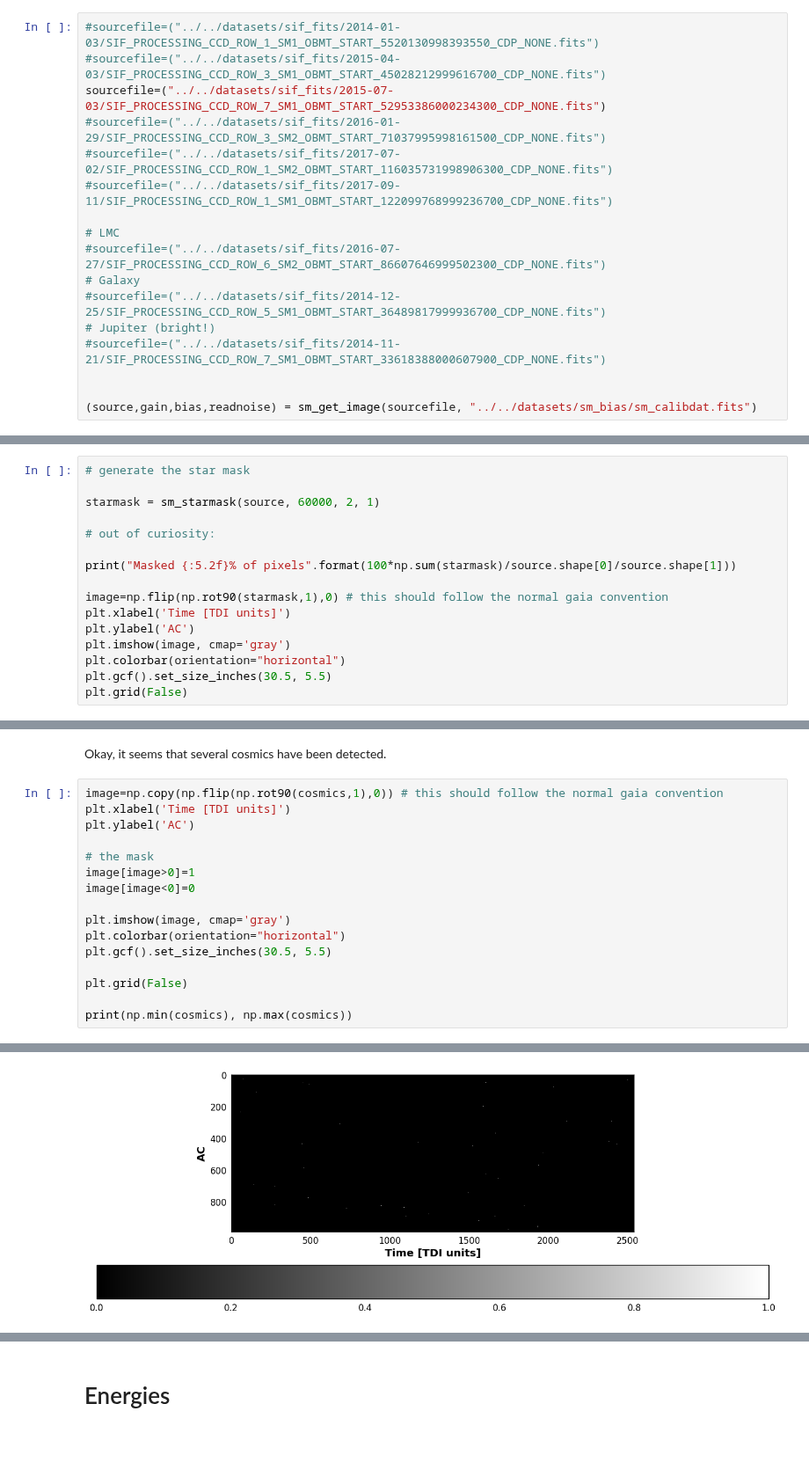
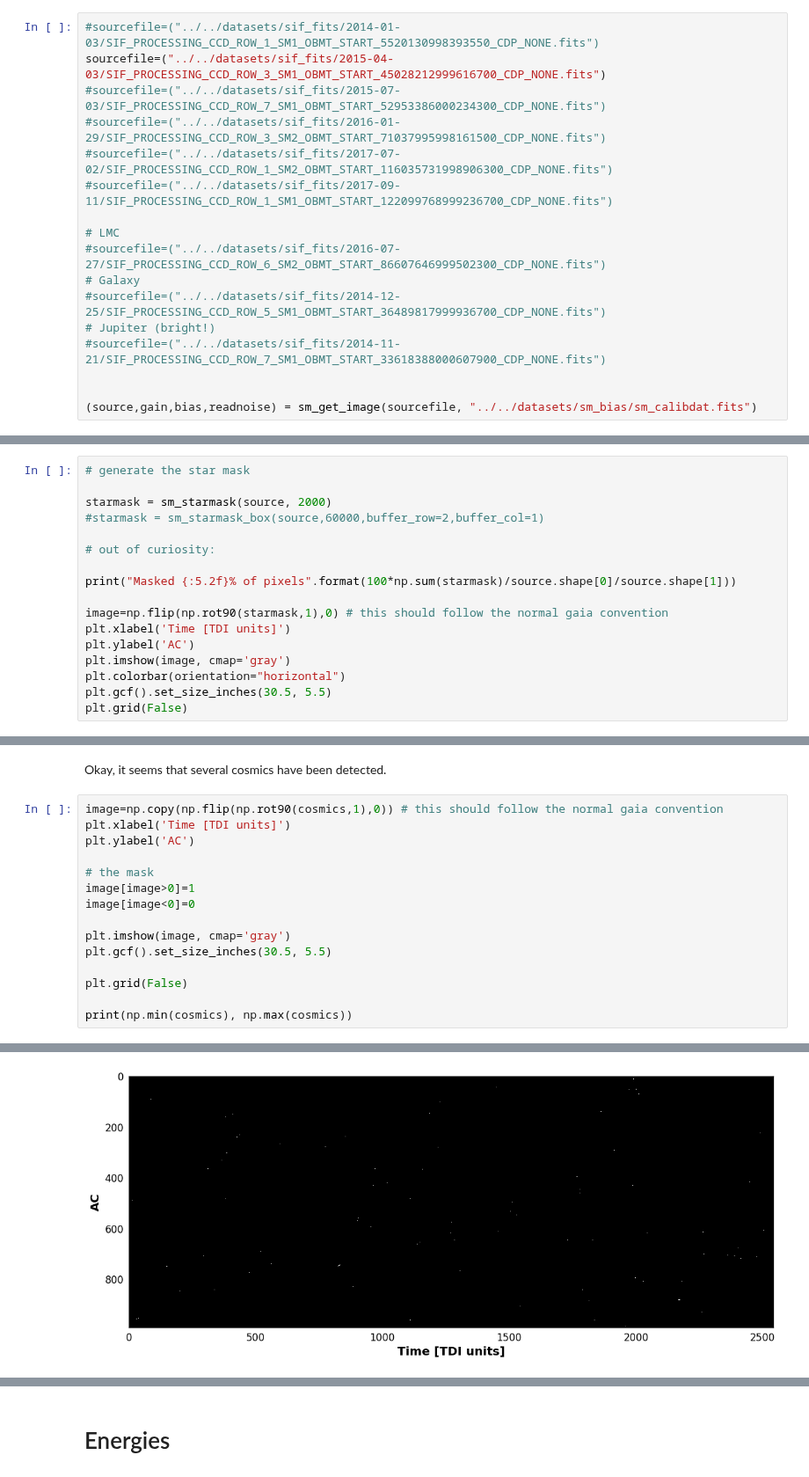
Before and after one commit to asierabreu/cosmics, a Jupyter notebook: analysis/sm_sif/sm_chain.ipynb, the cells around one changed output, grey strips where cells are left out. Shown at 88% size. Cells and saved outputs as stored; diff of their text form; blank space fills up the shorter version.

```diff
--- a/analysis/sm_sif/sm_chain.ipynb
+++ b/analysis/sm_sif/sm_chain.ipynb
@@ -21,8 +21,8 @@ from extraction_sm import *
 Grab one dataset
 # %%
 #sourcefile=("../../datasets/sif_fits/2014-01-03/SIF_PROCESSING_CCD_ROW_1_SM1_OBMT_START_5520130998393550_CDP_NONE.fits")
-#sourcefile=("../../datasets/sif_fits/2015-04-03/SIF_PROCESSING_CCD_ROW_3_SM1_OBMT_START_45028212999616700_CDP_NONE.fits")
-sourcefile=("../../datasets/sif_fits/2015-07-03/SIF_PROCESSING_CCD_ROW_7_SM1_OBMT_START_52953386000234300_CDP_NONE.fits")
+sourcefile=("../../datasets/sif_fits/2015-04-03/SIF_PROCESSING_CCD_ROW_3_SM1_OBMT_START_45028212999616700_CDP_NONE.fits")
+#sourcefile=("../../datasets/sif_fits/2015-07-03/SIF_PROCESSING_CCD_ROW_7_SM1_OBMT_START_52953386000234300_CDP_NONE.fits")
 #sourcefile=("../../datasets/sif_fits/2016-01-29/SIF_PROCESSING_CCD_ROW_3_SM2_OBMT_START_71037995998161500_CDP_NONE.fits")
 #sourcefile=("../../datasets/sif_fits/2017-07-02/SIF_PROCESSING_CCD_ROW_1_SM2_OBMT_START_116035731998906300_CDP_NONE.fits")
 #sourcefile=("../../datasets/sif_fits/2017-09-11/SIF_PROCESSING_CCD_ROW_1_SM1_OBMT_START_122099768999236700_CDP_NONE.fits")
@@ -52,7 +52,8 @@ plt.grid(False)
 # %%
 # generate the star mask
 
-starmask = sm_starmask(source, 60000, 2, 1)
+starmask = sm_starmask(source, 2000)
+#starmask = sm_starmask_box(source,60000,buffer_row=2,buffer_col=1)
 
 # out of curiosity:
 
@@ -112,7 +113,6 @@ image[image>0]=1
 image[image<0]=0
 
 plt.imshow(image, cmap='gray')
-plt.colorbar(orientation="horizontal")
 plt.gcf().set_size_inches(30.5, 5.5)
 
 plt.grid(False)
@@ -123,4 +123,4 @@ print(np.min(cosmics), np.max(cosmics))
-[figure, old version]
+[figure, new version]
 # %%
 ntracks = len(evtlocs)
 print("Number of events:", ntracks)
```
Also changed, not shown: parts of 18 cells of this notebook, 4 other files.
